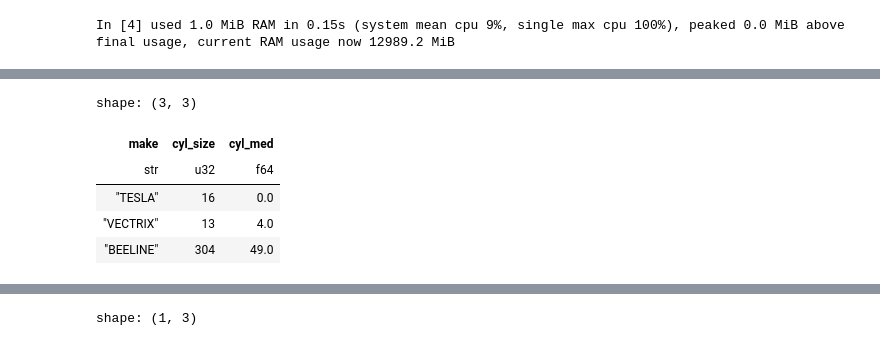
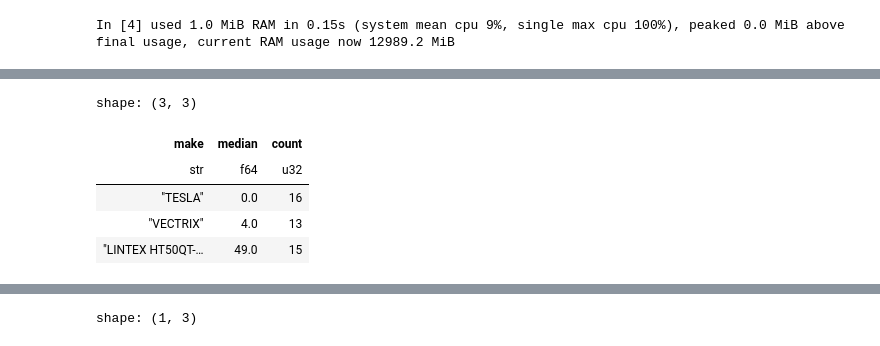
Before and after one commit to ianozsvald/mot_pandas2_polars_dask, a Jupyter notebook: experiments/20230523_polars_groupby.ipynb, the cells around one changed output, grey strips where cells are left out. Drawn from its saved outputs; the diff is of its cells as text; code cells hidden in the pictures.

```diff
--- a/experiments/20230523_polars_groupby.ipynb
+++ b/experiments/20230523_polars_groupby.ipynb
@@ -71,7 +71,8 @@ In [5] used 3532.4 MiB RAM in 8.50s (system mean cpu 47%, single max cpu 100%),
 # %%
 %%time
 result = dfple.lazy().filter(pl.col('cylinder_capacity').is_not_null()) \
-.groupby(by='make').agg([pl.col('cylinder_capacity').count().alias('cyl_size'), pl.col('cylinder_capacity').median().alias('cyl_med')])\
-.filter(pl.col('cyl_size') > 10).sort(by='cyl_med').collect()
+.groupby(by='make').agg([pl.col('cylinder_capacity').median().alias('median'), pl.col('cylinder_capacity').count().alias('count')])\
+.filter(pl.col('count') > 10).sort(by='median').collect()
+# note collect(streaming=True) same result
 result[:3]
 # %% [output]
@@ -80,6 +81,6 @@ Wall time: 3.55 s
 shape: (3, 3)
-| make | cyl_size | cyl_med |
-| str | u32 | f64 |
-| "TESLA" | 16 | 0.0 |
-| "VECTRIX" | 13 | 4.0 |
-| "BEELINE" | 304 | 49.0 |
+| make | median | count |
+| str | f64 | u32 |
+| "TESLA" | 0.0 | 16 |
+| "VECTRIX" | 4.0 | 13 |
+| "LINTEX HT50QT-… | 49.0 | 15 |
```
Also changed, not shown: parts of 15 cells of this notebook, 1 other file.
